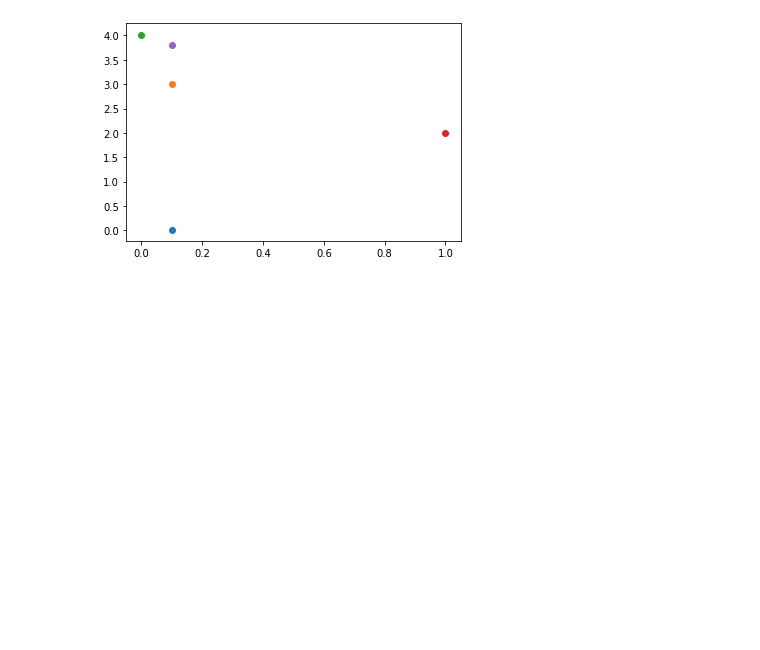
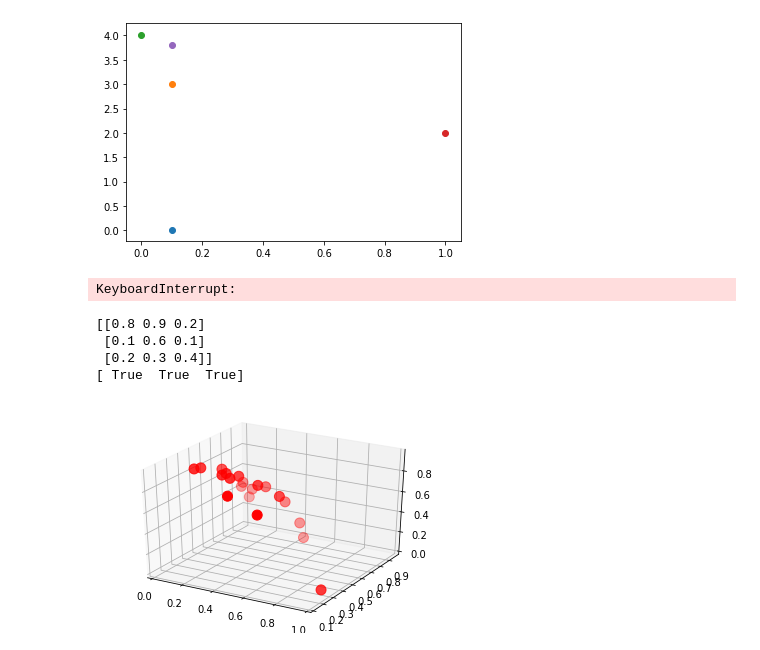
Before and after one commit to BenjaminEngelman/PreferenceElicitationMORL, a Jupyter notebook: explore.ipynb, the cells around one changed output. Cells and saved outputs as stored; diff of their text form; code cells hidden in the pictures; blank space fills up the shorter version.

```diff
--- a/explore.ipynb
+++ b/explore.ipynb
@@ -267,3 +267,82 @@ plt.scatter(0.1, 3.8)
 # %% [output]
 <matplotlib.collections.PathCollection at 0x...>
 [figure]
+# %%
+import numpy as np
+
+def sample_point_on_sphere(npoints, ndim=3):
+    vec = np.random.randn(ndim)
+    vec /= np.linalg.norm(vec, axis=0)
+    while not (not False in np.all(vec>0, axis=0)):
+        vec = np.random.randn(ndim)
+        vec /= np.linalg.norm(vec, axis=0)
+    return vec
+
+def sample_spherical(npoints, ndim=3):
+    vec = np.random.randn(ndim, npoints)
+    vec /= np.linalg.norm(vec, axis=0)
+    while not (not False in np.all(vec>0, axis=0)):
+        vec = np.random.randn(ndim, npoints)
+        vec /= np.linalg.norm(vec, axis=0)
+    return vec
+
+from matplotlib import pyplot as plt
+from mpl_toolkits.mplot3d import axes3d
+
+phi = np.linspace(0, np.pi, 20)
+theta = np.linspace(0, 2 * np.pi, 40)
+x = np.outer(np.sin(theta), np.cos(phi))
+y = np.outer(np.sin(theta), np.sin(phi))
+z = np.outer(np.cos(theta), np.ones_like(phi))
+
+xi, yi, zi = sample_spherical(300)
+
+fig, ax = plt.subplots(1, 1, subplot_kw={'projection':'3d'})
+# ax.plot_wireframe(x, y, z, color='k', rstride=1, cstride=1)
+ax.scatter(xi, yi, zi, s=100, c='r', zorder=10)
+
+# print(xi, yi, zi)
+# %% [output]
+KeyboardInterrupt:
+# %%
+import numpy as np
+arr = np.array([[0.8, 0.9, 0.2], [0.1, 0.6, 0.1], [0.2, 0.3, 0.4]])
+print(arr)
+print(np.all(arr>0, axis=0))
+# %% [output]
+[[0.8 0.9 0.2]
+ [0.1 0.6 0.1]
+ [0.2 0.3 0.4]]
+[ True  True  True]
+# %%
+def sample_point_on_positive_sphere():
+    ndim = 3
+    vec = np.random.randn(ndim)
+    vec /= np.linalg.norm(vec, axis=0)
+    while not (vec>0).all():
+        vec = np.random.randn(ndim)
+        vec /= np.linalg.norm(vec, axis=0)
+    return vec
+# %%
+def create_3D_pareto_front(plot=False):
+    pareto_front = []
+    xs = []
+    ys = []
+    zs = []
+
+    for _ in range(20):
+        x, y, z = sample_point_on_positive_sphere()
+        pareto_front.append([x, y, z])
+        xs.append(x)
+        ys.append(y)
+        zs.append(z)
+    if plot:
+        fig, ax = plt.subplots(1, 1, subplot_kw={'projection':'3d'})
+        ax.scatter(xs, ys, zs, s=100, c='r', zorder=10)
+        fig.show()
+
+    return pareto_front
+# %%
+pf = create_3D_pareto_front(plot=True)
+# %% [output]
+[figure, added]
```
Also changed, not shown: parts of 2 cells of this notebook, 13 other files.
